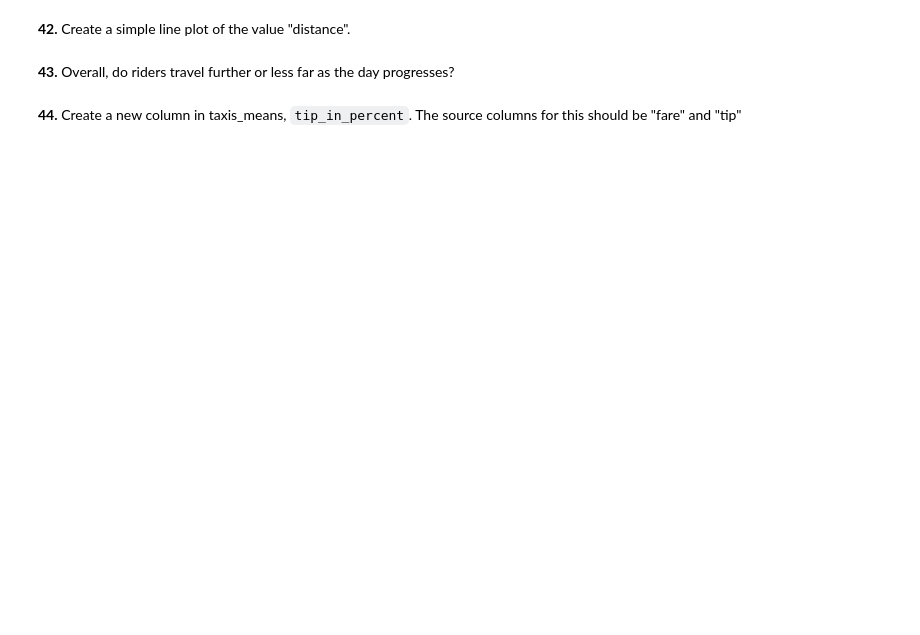
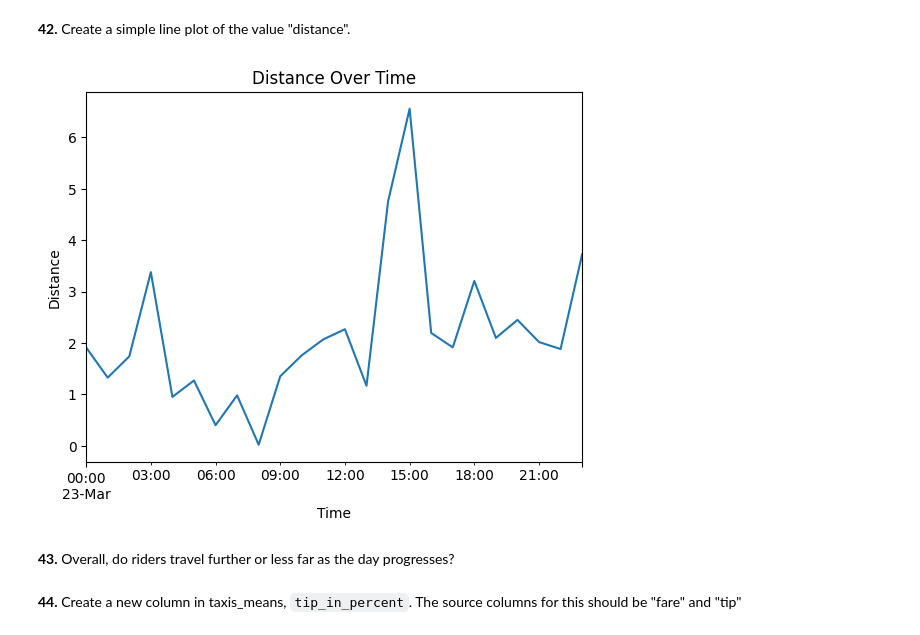
Before and after one commit to Rudraksh919/PractisePublic, a Jupyter notebook: TASK_1_PANDAS.ipynb, the cells around one changed output. Saved outputs shown, nothing was run; the diff lists cells and outputs as text; code cells hidden in the pictures; blank space fills up the shorter version.

````diff
--- a/TASK_1_PANDAS.ipynb
+++ b/TASK_1_PANDAS.ipynb
@@ -273,9 +308,24 @@ AttributeError: 'function' object has no attribute 'max'
 ## Some Exercises Using Time Series
 # %% [markdown]
 **38.** Load the taxis dataset into a DataFrame, ```taxis```.
+# %%
+ds_taxis = sb.load_dataset('taxis')
 # %% [markdown]
 **39.** The 'pickup' column contains the date and time the customer picked up, but it's a string.  Add a column to the DataFrame, 'pickup_time', containing the value in 'pickup' as a DateTime.
+# %%
+data_time = pd.to_datetime(ds_taxis['pickup'])
+ds_taxis['pickup_time'] = data_time
 # %% [markdown]
 **40.** We have a hypothesis that as the day goes on, the tips get higher.  We'll need to wrangle the data a bit before testing this, however.  First, now that we have a datetime column, pickup_time, create a subset of it to create a new DataFrame, taxis_one_day. This new DataFrame should have values between '2019-03-23 00:06:00' (inclusive) and '2019-03-24 00:00:00' (exlusive).
+# %%
+taxis_one_day = ds_taxis[
+    (ds_taxis['pickup_time'] >= '2019-03-23 00:06:00') &
+    (ds_taxis['pickup_time'] < '2019-03-24 00:00:00')
+]
 # %% [markdown]
 **41.** We now have a range from morning until midnight, but we to take the mean of the numeric columns, grouped at one hour intervals.  Save the result as df_means, and display it.
+# %%
+numeric_cols = taxis_one_day.select_dtypes(include='number')
+
+df_means = numeric_cols.join(taxis_one_day['pickup_time']).set_index('pickup_time').resample('H').mean()
+print(df_means)
@@ -282,5 +350,14 @@ AttributeError: 'function' object has no attribute 'max'
 # %% [markdown]
 **42.** Create a simple line plot of the value "distance".
+# %%
+import matplotlib.pyplot as mtp
+
+df_means['distance'].plot(kind='line', title='Distance Over Time')
+mtp.xlabel('Time')
+mtp.ylabel('Distance')
+mtp.show()
+# %% [output]
+[figure, added]
 # %% [markdown]
 **43.** Overall, do riders travel further or less far as the day progresses?
 # %% [markdown]
````
Also changed, not shown: parts of 14 cells of this notebook.
